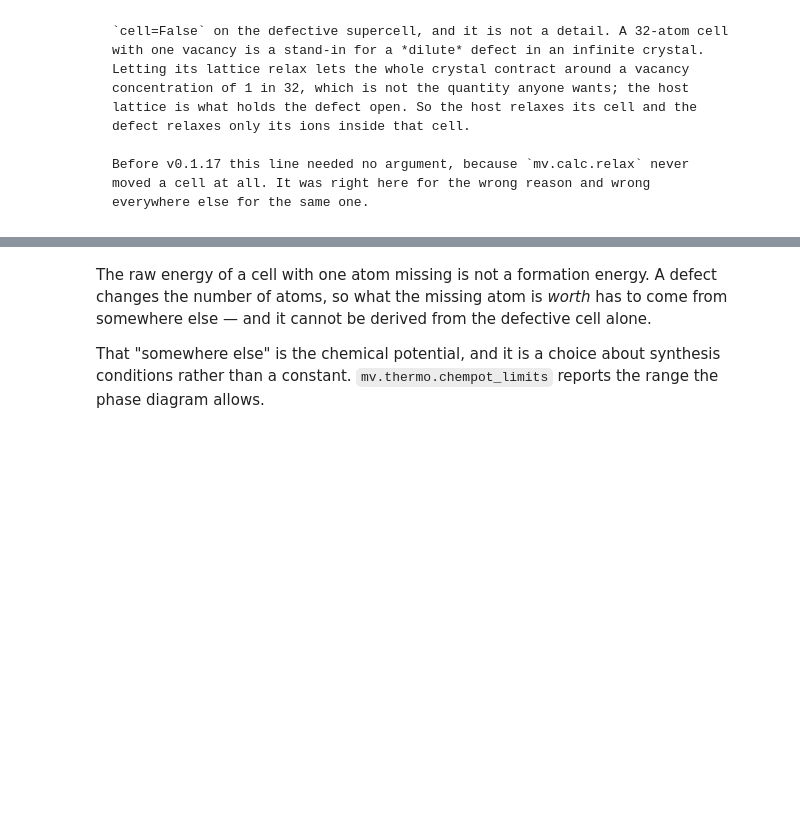
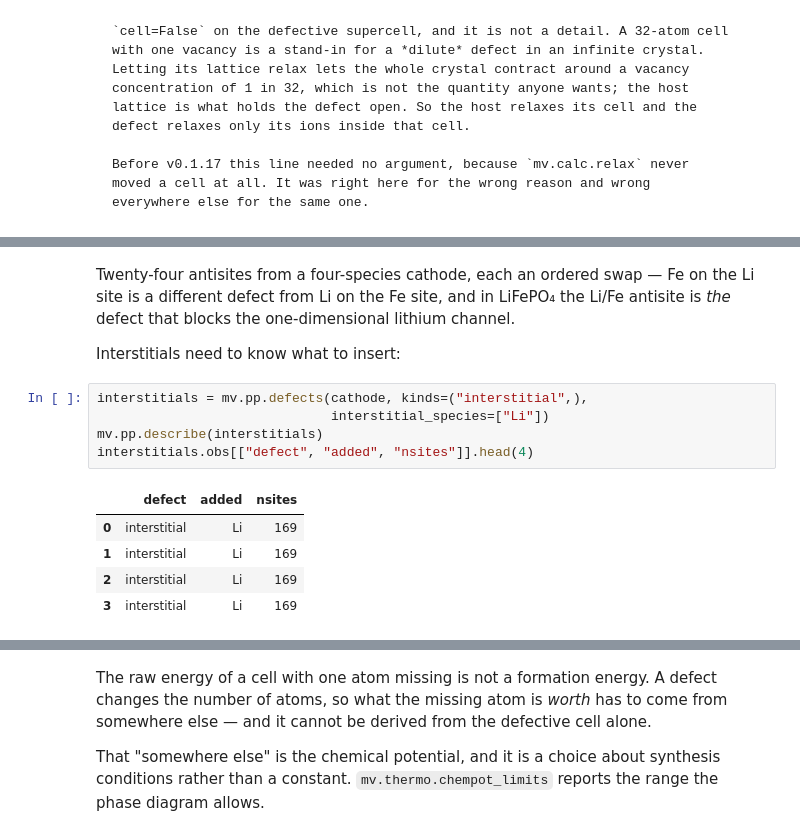
Before and after one commit to omicverse/matverse, a Jupyter notebook: matverse_guide/docs/tutorials/defects_and_diffusion.ipynb, the cells around one changed output, grey strips where cells are left out. Drawn from its saved outputs; the diff is of its cells as text; blank space fills up the shorter version.

```diff
--- a/matverse_guide/docs/tutorials/defects_and_diffusion.ipynb
+++ b/matverse_guide/docs/tutorials/defects_and_diffusion.ipynb
@@ -123,0 +150,17 @@ everywhere else for the same one.
+# %% [markdown]
+Twenty-four antisites from a four-species cathode, each an ordered swap — Fe on
+the Li site is a different defect from Li on the Fe site, and in LiFePO₄ the
+Li/Fe antisite is *the* defect that blocks the one-dimensional lithium channel.
+
+Interstitials need to know what to insert:
+# %%
+interstitials = mv.pp.defects(cathode, kinds=("interstitial",),
+                              interstitial_species=["Li"])
+mv.pp.describe(interstitials)
+interstitials.obs[["defect", "added", "nsites"]].head(4)
+# %% [output]
+|  | defect | added | nsites |
+| 0 | interstitial | Li | 169 |
+| 1 | interstitial | Li | 169 |
+| 2 | interstitial | Li | 169 |
+| 3 | interstitial | Li | 169 |
```
Also changed, not shown: parts of 4 cells of this notebook, 11 other files.
